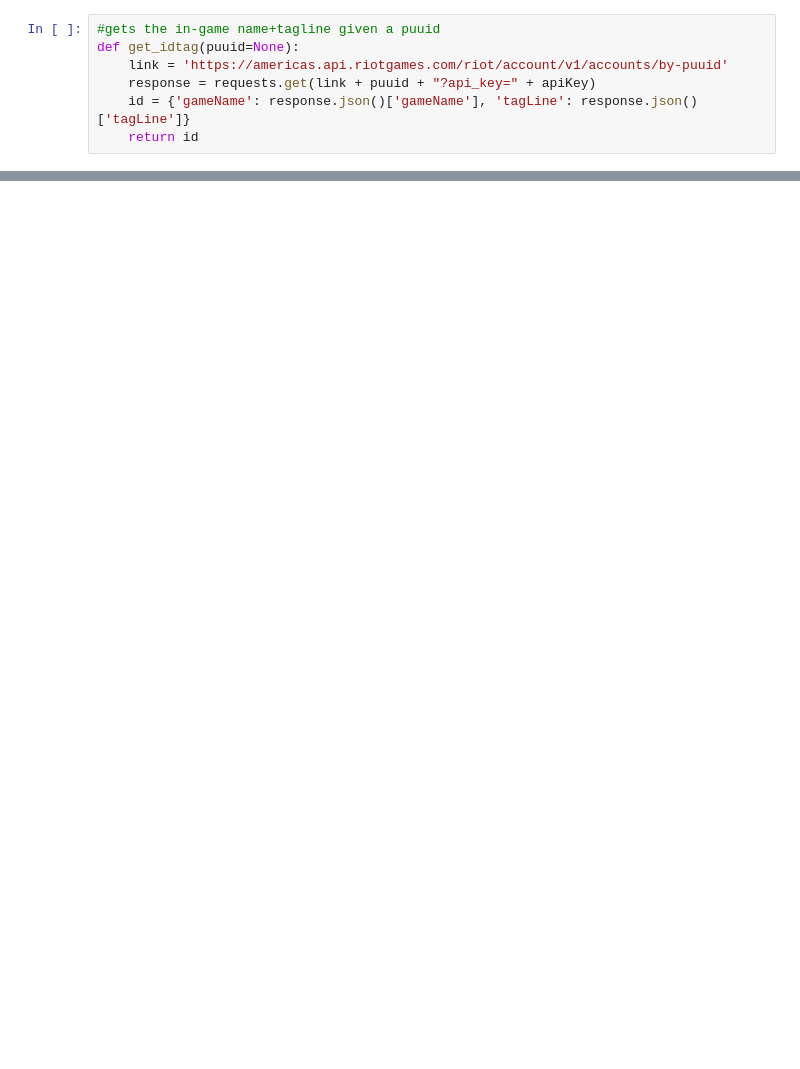
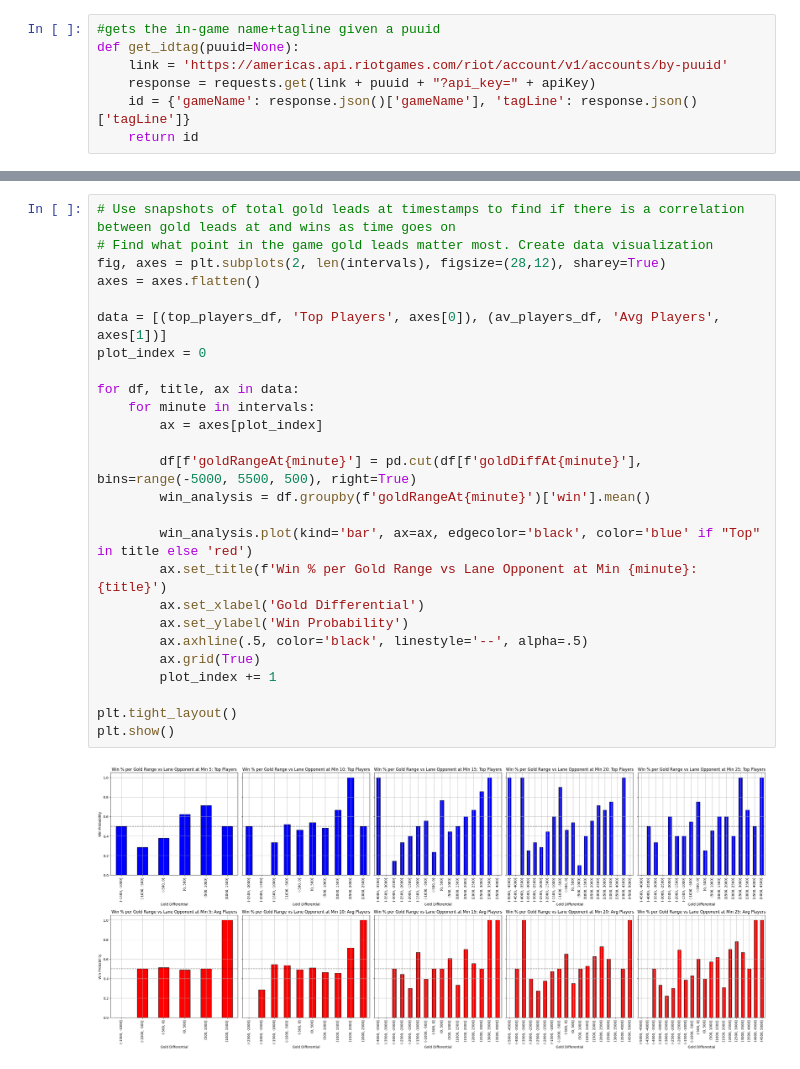
Before and after one commit to mclementi115/CS210-League-Project, a Jupyter notebook: LOLMatchAnalysis.ipynb, the cells around one changed output, grey strips where cells are left out. Drawn from its saved outputs; the diff is of its cells as text; blank space fills up the shorter version.

```diff
--- a/LOLMatchAnalysis.ipynb
+++ b/LOLMatchAnalysis.ipynb
@@ -433,0 +606,28 @@ Successfully saved all match data to database
+# %%
+# Use snapshots of total gold leads at timestamps to find if there is a correlation between gold leads at and wins as time goes on
+# Find what point in the game gold leads matter most. Create data visualization
+fig, axes = plt.subplots(2, len(intervals), figsize=(28,12), sharey=True)
+axes = axes.flatten()
+
+data = [(top_players_df, 'Top Players', axes[0]), (av_players_df, 'Avg Players', axes[1])]
+plot_index = 0
+
+for df, title, ax in data:
+    for minute in intervals:
+        ax = axes[plot_index]
+
+        df[f'goldRangeAt{minute}'] = pd.cut(df[f'goldDiffAt{minute}'], bins=range(-5000, 5500, 500), right=True)
+        win_analysis = df.groupby(f'goldRangeAt{minute}')['win'].mean()
+
+        win_analysis.plot(kind='bar', ax=ax, edgecolor='black', color='blue' if "Top" in title else 'red')
+        ax.set_title(f'Win % per Gold Range vs Lane Opponent at Min {minute}: {title}')
+        ax.set_xlabel('Gold Differential')
+        ax.set_ylabel('Win Probability')
+        ax.axhline(.5, color='black', linestyle='--', alpha=.5)
+        ax.grid(True)
+        plot_index += 1
+
+plt.tight_layout()
+plt.show()
+# %% [output]
+[figure, added]
```
Also changed, not shown: parts of 19 cells of this notebook.
